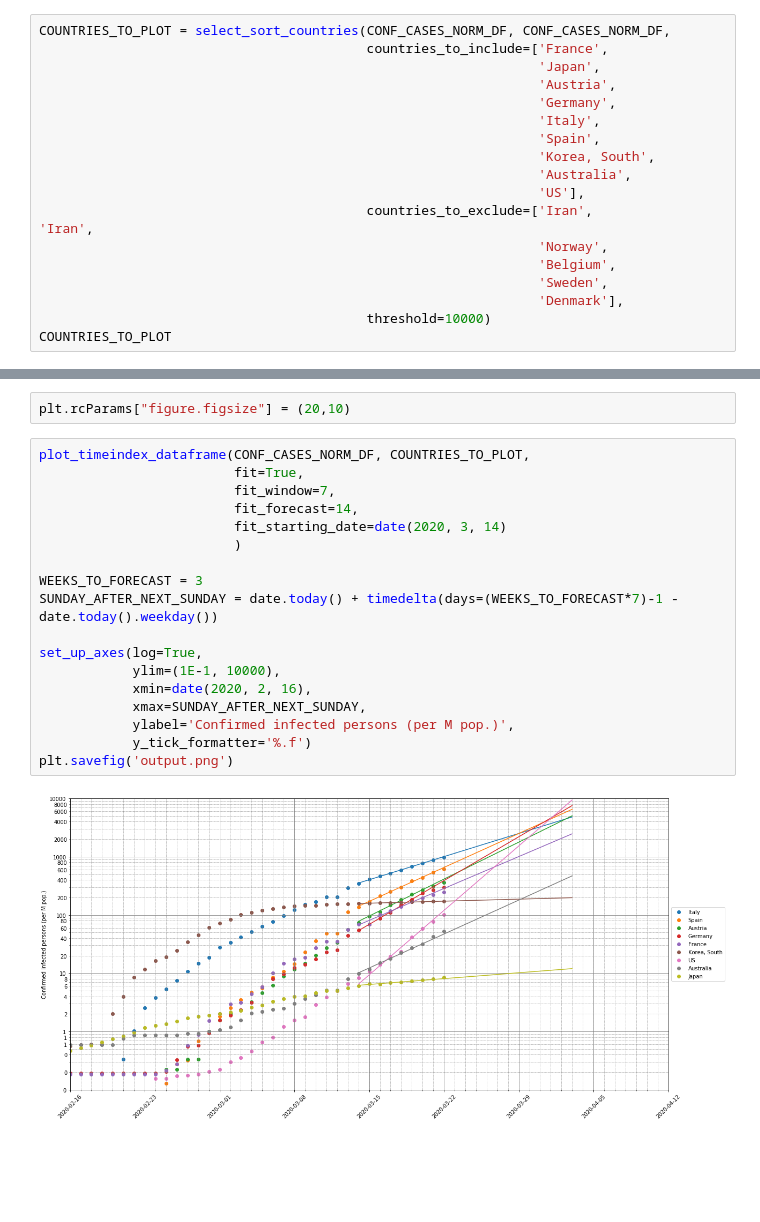
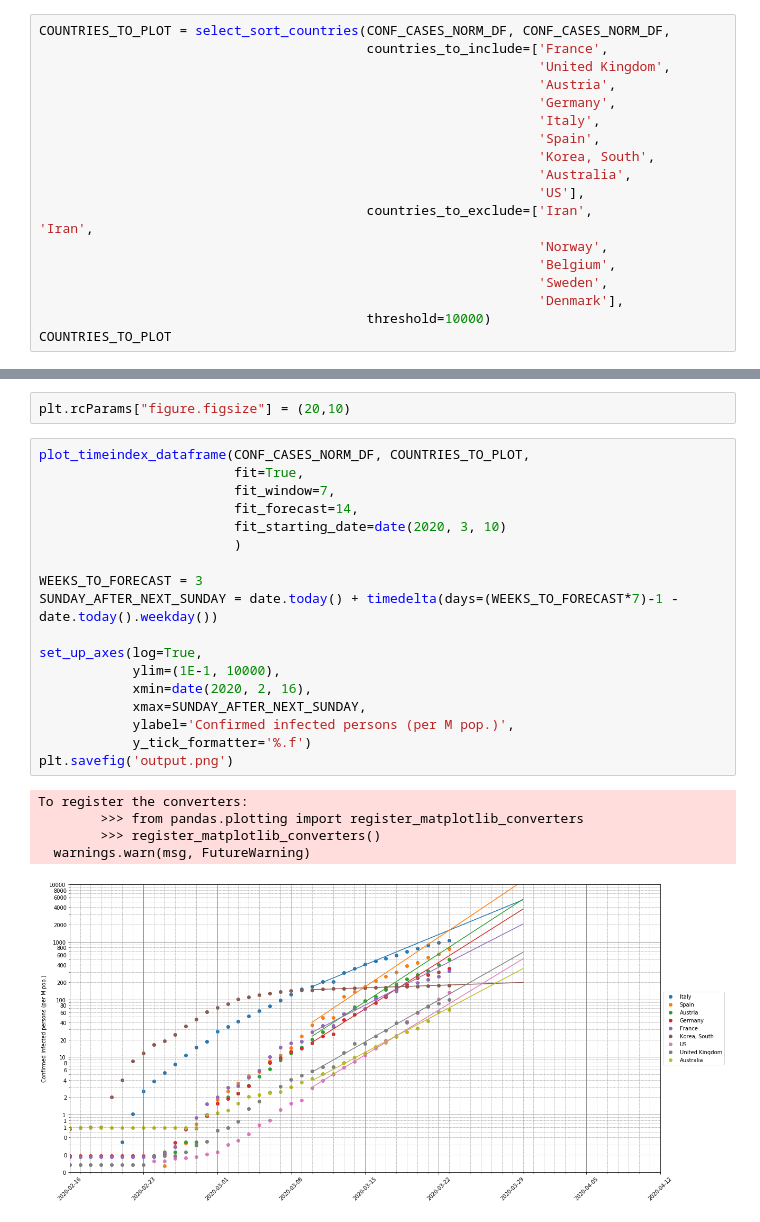
Before and after one commit to rcnijzink/corona_timeseries, a Jupyter notebook: corona_timeseries.ipynb, the cells around one changed output, grey strips where cells are left out. Saved outputs shown, nothing was run; the diff lists cells and outputs as text; blank space fills up the shorter version.

Commit message:
Update source links in notebook and replace Japan by UK.

```diff
--- a/corona_timeseries.ipynb
+++ b/corona_timeseries.ipynb
@@ -152,7 +198,7 @@ fig, ax = set_up_fig(subplots_kwargs={'figsize': (13,7)})
 # %%
 COUNTRIES_TO_PLOT = select_sort_countries(CONF_CASES_NORM_DF, CONF_CASES_NORM_DF,
                                           countries_to_include=['France',
-                                                                'Japan',
+                                                                'United Kingdom',
                                                                 'Austria',
                                                                 'Germany',
                                                                 'Italy',
@@ -182,20 +228,24 @@ plt.rcParams["figure.figsize"] = (20,10)
 # %%
 plot_timeindex_dataframe(CONF_CASES_NORM_DF, COUNTRIES_TO_PLOT,
                          fit=True,
                          fit_window=7,
                          fit_forecast=14,
-                         fit_starting_date=date(2020, 3, 14)
+                         fit_starting_date=date(2020, 3, 10)
                          )
 
 WEEKS_TO_FORECAST = 3
 SUNDAY_AFTER_NEXT_SUNDAY = date.today() + timedelta(days=(WEEKS_TO_FORECAST*7)-1 - date.today().weekday())
 
 set_up_axes(log=True,
             ylim=(1E-1, 10000),
             xmin=date(2020, 2, 16),
             xmax=SUNDAY_AFTER_NEXT_SUNDAY,
             ylabel='Confirmed infected persons (per M pop.)',
             y_tick_formatter='%.f')
 plt.savefig('output.png')
 # %% [output]
+To register the converters:
+        >>> from pandas.plotting import register_matplotlib_converters
+        >>> register_matplotlib_converters()
+  warnings.warn(msg, FutureWarning)
-[figure, old version]
+[figure, new version]
```
Also changed, not shown: parts of 6 cells of this notebook, 1 other file.
